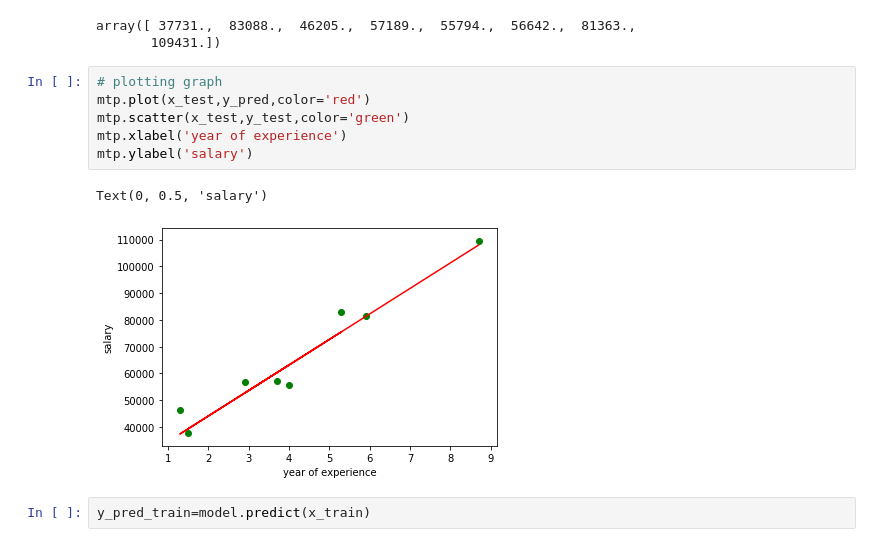
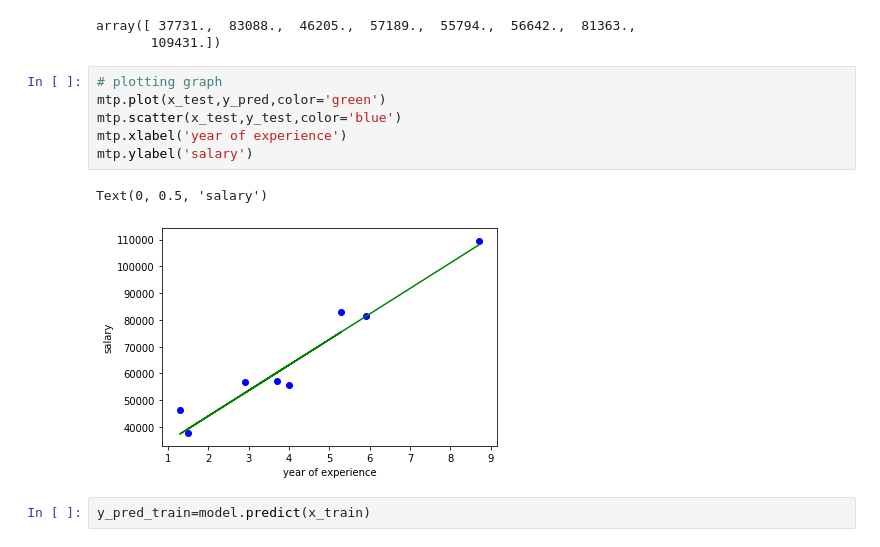
Before and after one commit to ship07/linear_regression, a Jupyter notebook: ML_TEST.ipynb, the cells around one changed output. Cells and saved outputs as stored; diff of their text form.

Commit message:
change in graph

```diff
--- a/ML_TEST.ipynb
+++ b/ML_TEST.ipynb
@@ -168,13 +168,13 @@ array([ 37731.,  83088.,  46205.,  57189.,  55794.,  56642.,  81363.,
        109431.])
 # %%
 # plotting graph
-mtp.plot(x_test,y_pred,color='red')
-mtp.scatter(x_test,y_test,color='green')
+mtp.plot(x_test,y_pred,color='green')
+mtp.scatter(x_test,y_test,color='blue')
 mtp.xlabel('year of experience')
 mtp.ylabel('salary')
 # %% [output]
 Text(0, 0.5, 'salary')
-[figure, old version]
+[figure, new version]
 # %%
 y_pred_train=model.predict(x_train)
 # %%
```
Also changed, not shown: parts of 2 cells of this notebook.
